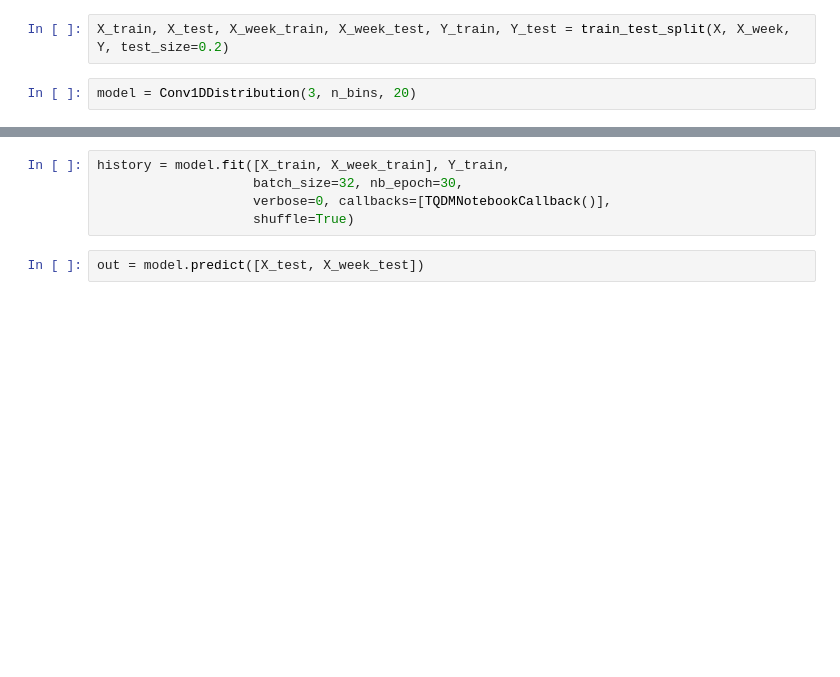
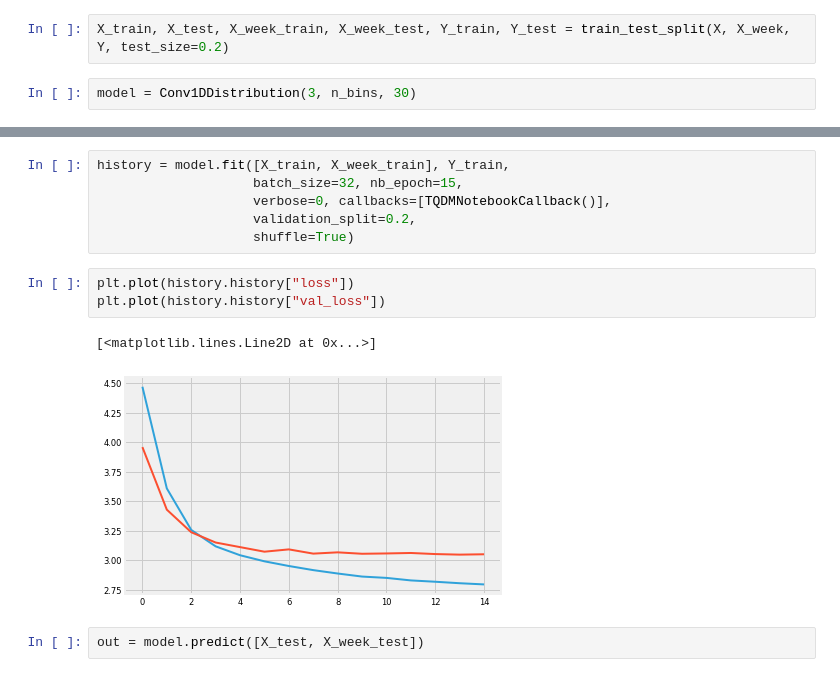
Before and after one commit to reichlab/neural-stack, a Jupyter notebook: notebooks/3.0-cnn-model.ipynb, the cells around one changed output, grey strips where cells are left out. Cells and saved outputs as stored; diff of their text form; blank space fills up the shorter version.

Commit message:
More filters in conv layer + model summary in notebook

```diff
--- a/notebooks/3.0-cnn-model.ipynb
+++ b/notebooks/3.0-cnn-model.ipynb
@@ -99,4 +99,4 @@ X_week = p_times.str.split("-").str[0].map(int) % 100
 # %%
 X_train, X_test, X_week_train, X_week_test, Y_train, Y_test = train_test_split(X, X_week, Y, test_size=0.2)
 # %%
-model = Conv1DDistribution(3, n_bins, 20)
+model = Conv1DDistribution(3, n_bins, 30)
@@ -103,8 +123,15 @@ model = Conv1DDistribution(3, n_bins, 20)
 # %%
 history = model.fit([X_train, X_week_train], Y_train,
-                    batch_size=32, nb_epoch=30,
+                    batch_size=32, nb_epoch=15,
                     verbose=0, callbacks=[TQDMNotebookCallback()],
+                    validation_split=0.2,
                     shuffle=True)
+# %%
+plt.plot(history.history["loss"])
+plt.plot(history.history["val_loss"])
+# %% [output]
+[<matplotlib.lines.Line2D at 0x...>]
+[figure, added]
 # %%
 out = model.predict([X_test, X_week_test])
 # %%
```
Also changed, not shown: parts of 3 cells of this notebook, 1 other file.
